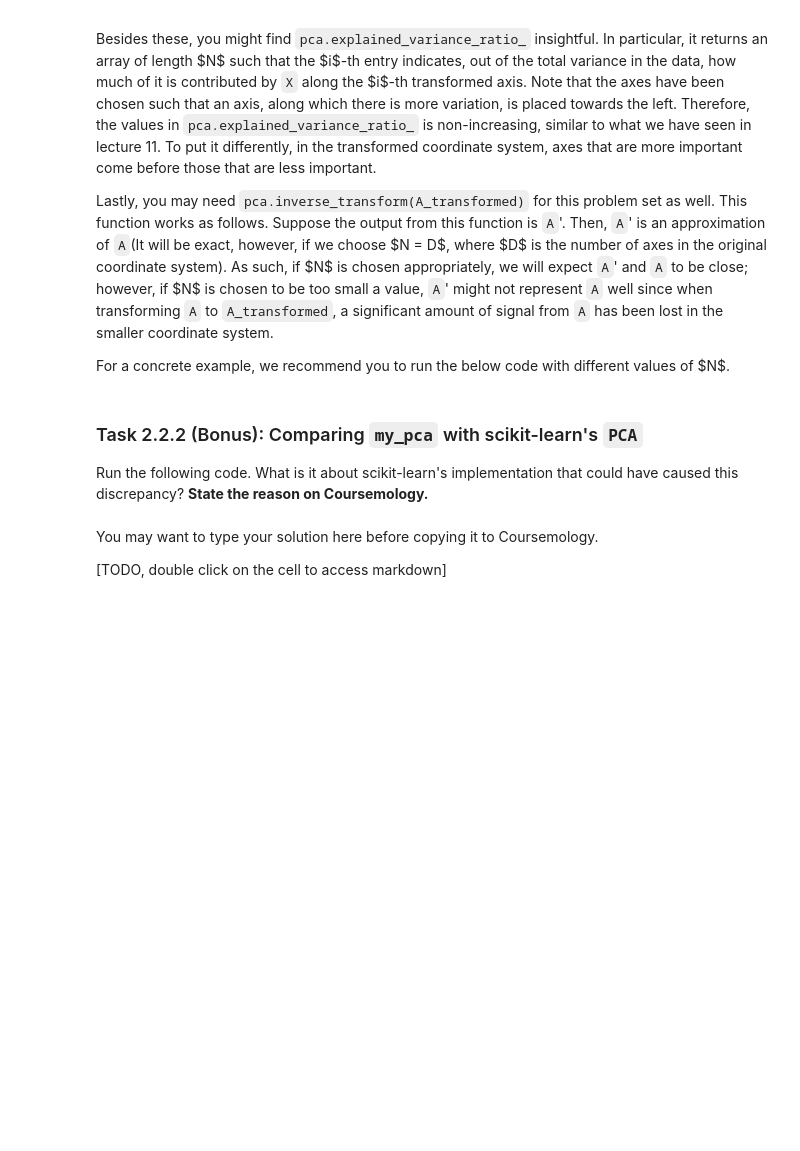
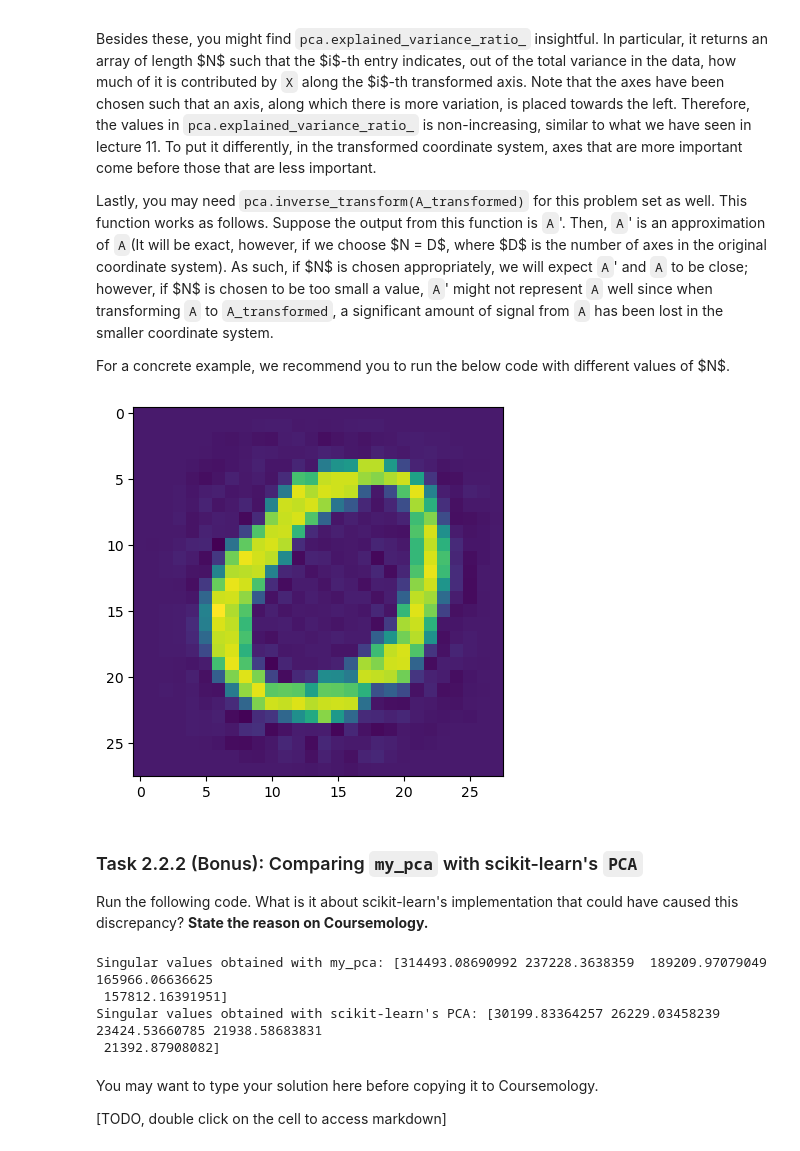
Before and after one commit to JCSnap/AI-ML, a Jupyter notebook: ps8/ps8.ipynb, the cells around one changed output. Cells and saved outputs as stored; diff of their text form; code cells hidden in the pictures; blank space fills up the shorter version.

```diff
--- a/ps8/ps8.ipynb
+++ b/ps8/ps8.ipynb
@@ -1252,12 +1252,14 @@ Lastly, you may need `pca.inverse_transform(A_transformed)` for this problem set
 
 For a concrete example, we recommend you to run the below code with different values of $N$.
 # %%
-N = 70
+N = 300
 pca = PCA(n_components=N, random_state=2109)
 pca.fit(train_digits)
 transformed_digits = pca.transform(train_digits[1:2])
 approximated_digits = pca.inverse_transform(transformed_digits)
 display_image(approximated_digits[0].reshape((28, 28)))
+# %% [output]
+[figure, added]
 # %% [markdown]
 ### Task 2.2.2 (Bonus): Comparing `my_pca` with scikit-learn's `PCA`
 
@@ -1272,6 +1274,11 @@ singular_values_sklearn = sklearn_pca.singular_values_
 
 print('Singular values obtained with my_pca: {}'.format(singular_values_my_pca))
 print('Singular values obtained with scikit-learn\'s PCA: {}'.format(singular_values_sklearn))
+# %% [output]
+Singular values obtained with my_pca: [314493.08690992 237228.3638359  189209.97079049 165966.06636625
+ 157812.16391951]
+Singular values obtained with scikit-learn's PCA: [30199.83364257 26229.03458239 23424.53660785 21938.58683831
+ 21392.87908082]
 # %%
 # TODO: you **may** want to write some code here to find the relationship between the two
 # %% [markdown]
```
Also changed, not shown: parts of 3 cells of this notebook.
